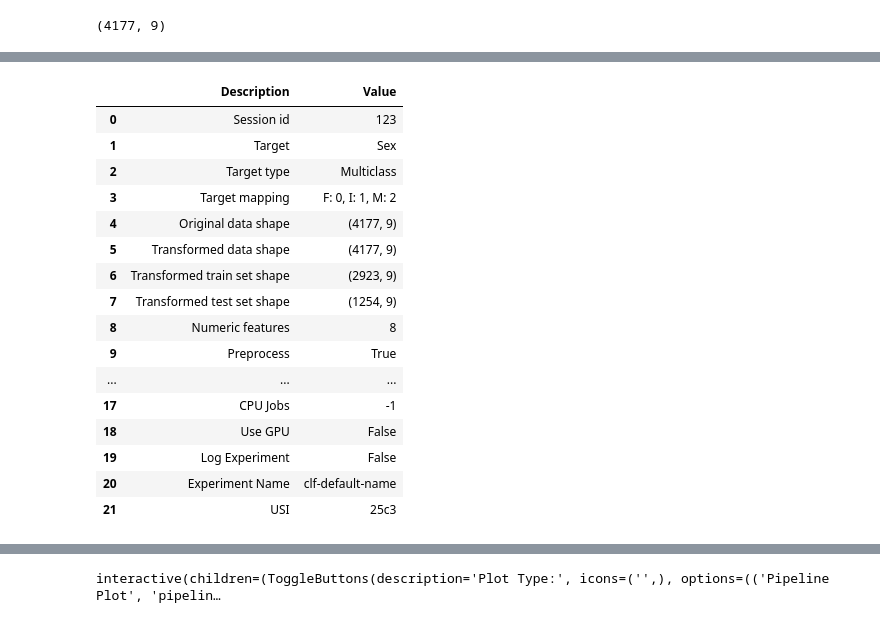
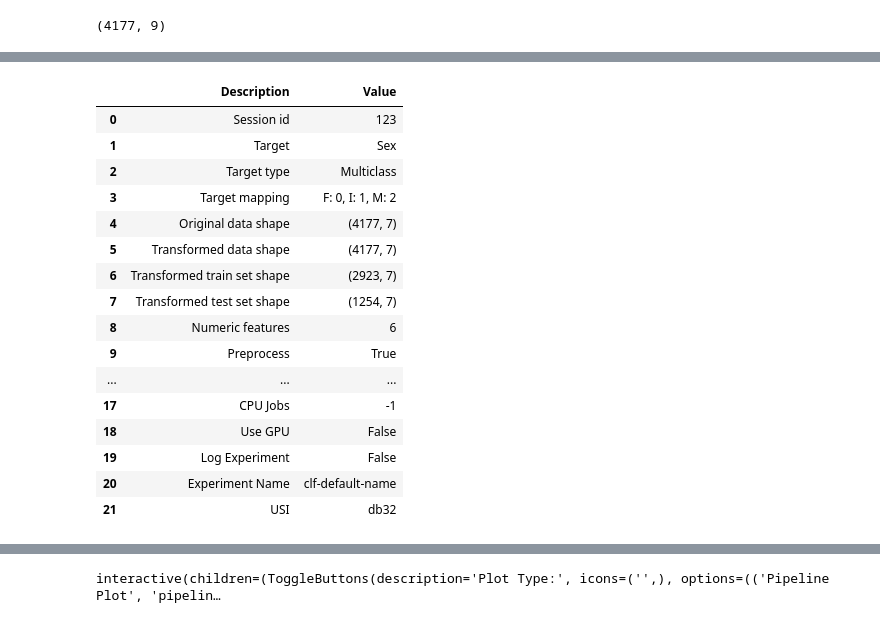
Before and after one commit to parmida-chbsz/ML_Final_Project_Abalone, a Jupyter notebook: abalone_sex_classification.ipynb, the cells around one changed output, grey strips where cells are left out. Cells and saved outputs as stored; diff of their text form; code cells hidden in the pictures.

```diff
--- a/abalone_sex_classification.ipynb
+++ b/abalone_sex_classification.ipynb
@@ -64,0 +126,5 @@ df.describe()
+# %%
+# 5. Creating reduced-feature dataset
+df_reduced = df.drop(columns=['Height', 'Rings'])
+
+df_reduced.head(), df_reduced.shape
@@ -65,27 +149,25 @@ df.describe()
 # %%
-from pycaret.classification import *
-
 clf = setup(
-    data = df,
+    data = df_reduced,
     target = 'Sex',
     session_id = 123,
     normalize = True
 )
 # %% [output]
 |  | Description | Value |
 | 0 | Session id | 123 |
 | 1 | Target | Sex |
 | 2 | Target type | Multiclass |
 | 3 | Target mapping | F: 0, I: 1, M: 2 |
-| 4 | Original data shape | (4177, 9) |
-| 5 | Transformed data shape | (4177, 9) |
-| 6 | Transformed train set shape | (2923, 9) |
-| 7 | Transformed test set shape | (1254, 9) |
-| 8 | Numeric features | 8 |
+| 4 | Original data shape | (4177, 7) |
+| 5 | Transformed data shape | (4177, 7) |
+| 6 | Transformed train set shape | (2923, 7) |
+| 7 | Transformed test set shape | (1254, 7) |
+| 8 | Numeric features | 6 |
 | 9 | Preprocess | True |
 | ... | ... | ... |
 | 17 | CPU Jobs | -1 |
 | 18 | Use GPU | False |
 | 19 | Log Experiment | False |
 | 20 | Experiment Name | clf-default-name |
-| 21 | USI | 25c3 |
+| 21 | USI | db32 |
```
Also changed, not shown: parts of 25 cells of this notebook.
